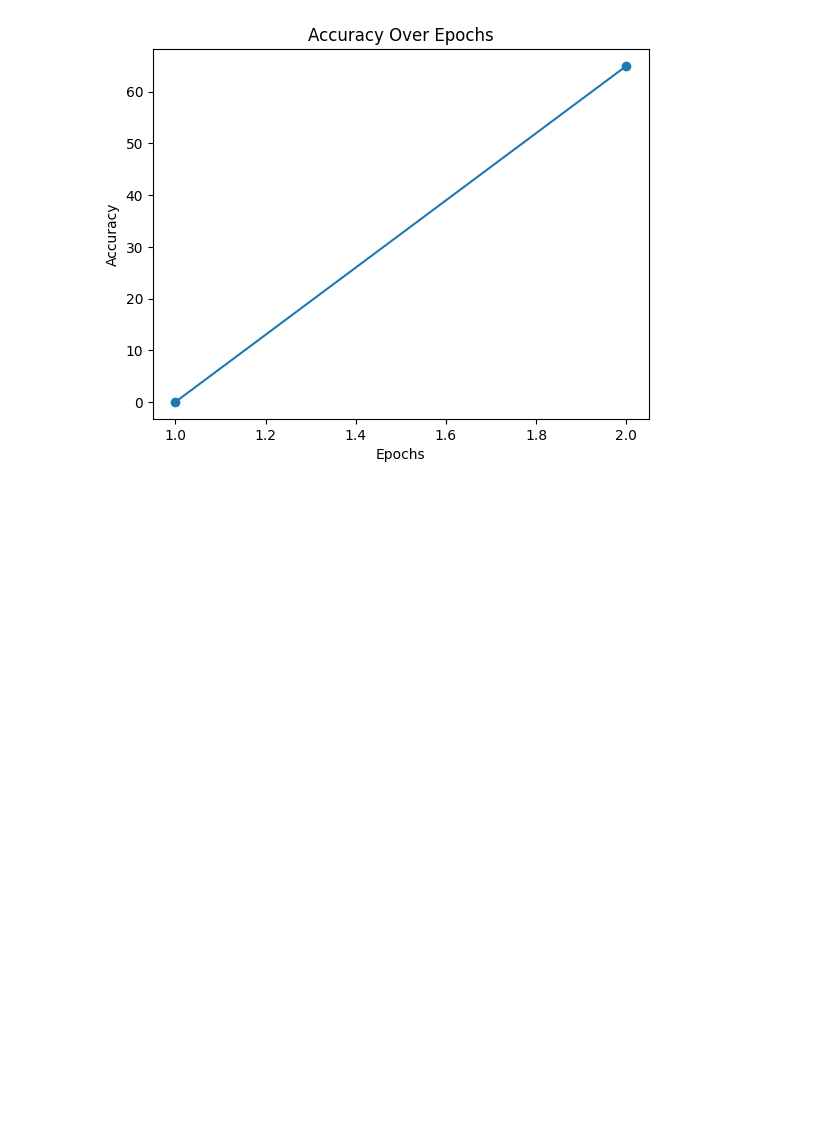
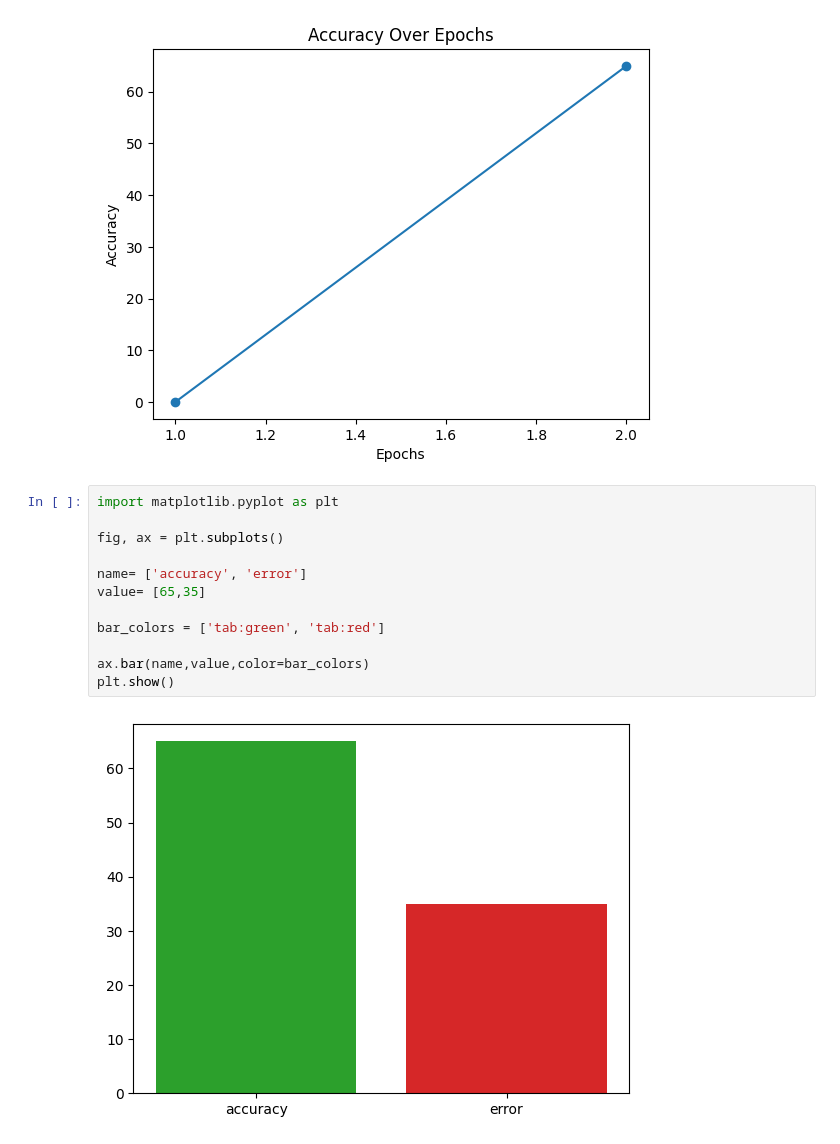
Before and after one commit to swethakolluri33/CN-Model-practical, a Jupyter notebook: random_forest.ipynb, the cells around one changed output. Cells and saved outputs as stored; diff of their text form; blank space fills up the shorter version.

```diff
--- a/random_forest.ipynb
+++ b/random_forest.ipynb
@@ -137,3 +137,17 @@ plt.title('Accuracy Over Epochs')
 plt.show()
 # %% [output]
 [figure]
+# %%
+import matplotlib.pyplot as plt
+
+fig, ax = plt.subplots()
+
+name= ['accuracy', 'error']
+value= [65,35]
+
+bar_colors = ['tab:green', 'tab:red']
+
+ax.bar(name,value,color=bar_colors)
+plt.show()
+# %% [output]
+[figure, added]
```
